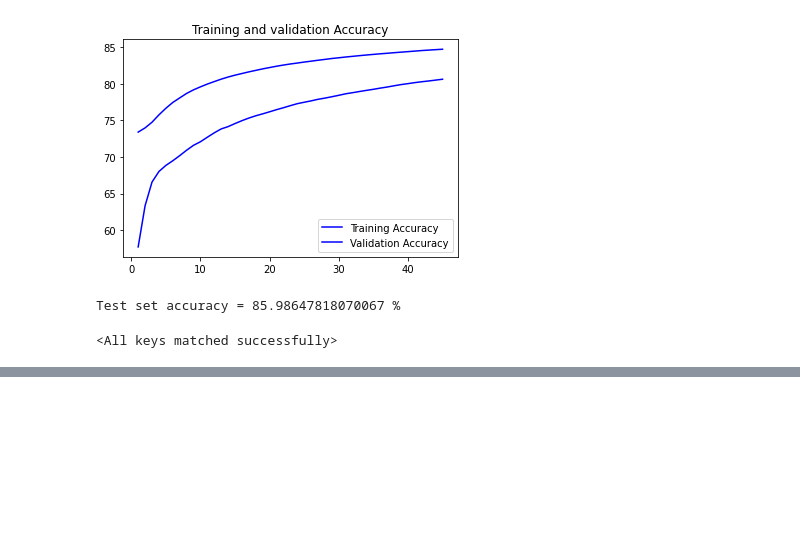
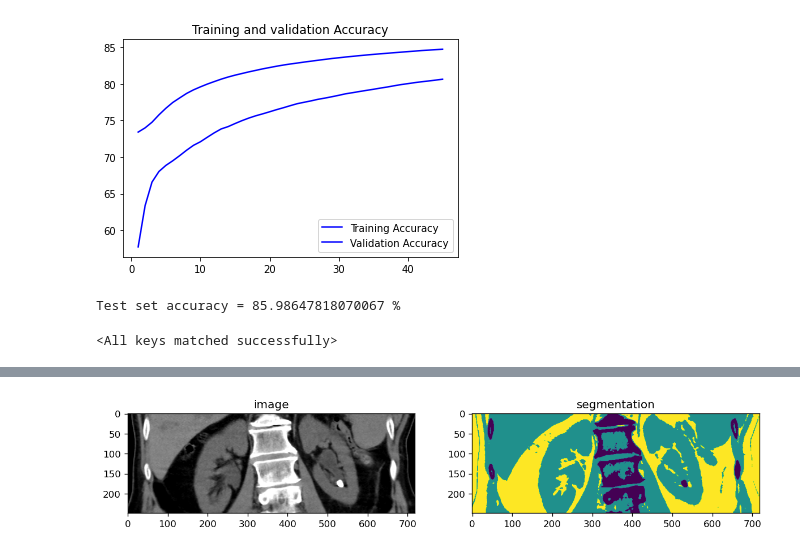
Before and after one commit to DeusLicht/Research_Project, a Jupyter notebook: Project.ipynb, the cells around one changed output, grey strips where cells are left out. Cells and saved outputs as stored; diff of their text form; code cells hidden in the pictures; blank space fills up the shorter version.

```diff
--- a/Project.ipynb
+++ b/Project.ipynb
@@ -315,18 +303,0 @@ def midpoint(ptA, ptB):
-# %%
-image = cv2.imread(img_path)
-gray = cv2.cvtColor(image, cv2.COLOR_BGR2GRAY)
-gray = cv2.GaussianBlur(gray, (7, 7), 0)
-
-
-edged = cv2.Canny(gray, 50, 100)
-edged = cv2.dilate(edged, None, iterations=1)
-edged = cv2.erode(edged, None, iterations=1)
-
-
-cnts = cv2.findContours(edged.copy(), cv2.RETR_EXTERNAL,
-	cv2.CHAIN_APPROX_SIMPLE)
-cnts = imutils.grab_contours(cnts)
-
-
-(cnts, _) = contours.sort_contours(cnts)
-pixelsPerMetric = None
@@ -410,0 +313,3 @@ NameError: name 'dA' is not defined
+# %%
+img_path = r"D:\Git\Research Paper\DataSet - Mehedi Hasan, Medical Technologist, Bangladesh Hospitals\PredictorImg\12.png"
+img = cv2.imread(img_path, 0)
@@ -410,0 +320,6 @@ NameError: name 'dA' is not defined
+# %%
+roi = cv2.selectROI(img)
+print(roi)
+roi_cropped = img[int(roi[1]):int(roi[1]+roi[3]), int(roi[0]):int(roi[0]+roi[2])]
+cv2.imshow("ROI", roi_cropped)
+cv2.waitKey(0)
@@ -410,0 +543,4 @@ NameError: name 'dA' is not defined
+# %%
+cluster = FCM(roi_cropped, image_bit=8, n_clusters=3, m=5, epsilon=0.05, max_iter=100)
+cluster.form_clusters()
+result=cluster.result
@@ -410,0 +565,14 @@ NameError: name 'dA' is not defined
+# %%
+fig=plt.figure(figsize=(12,8),dpi=120)
+
+ax1=fig.add_subplot(1,2,1)
+ax1.imshow(roi_cropped,cmap='gray')
+ax1.set_title('image')
+ax2=fig.add_subplot(1,2,2)
+ax2.imshow(result)
+ax2.set_title('segmentation')
+
+plt.show(block=False)
+plt.close()
+# %% [output]
+[figure, added]
```
Also changed, not shown: parts of 36 cells of this notebook.
